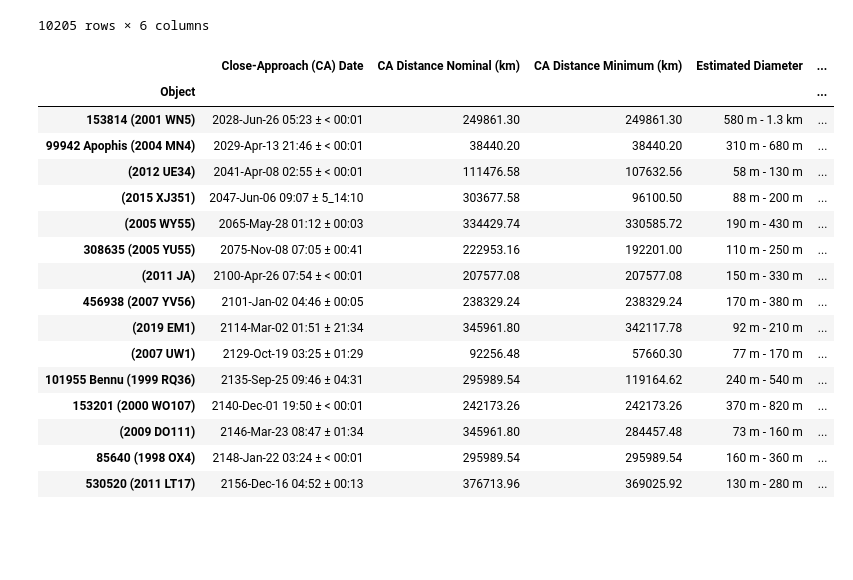
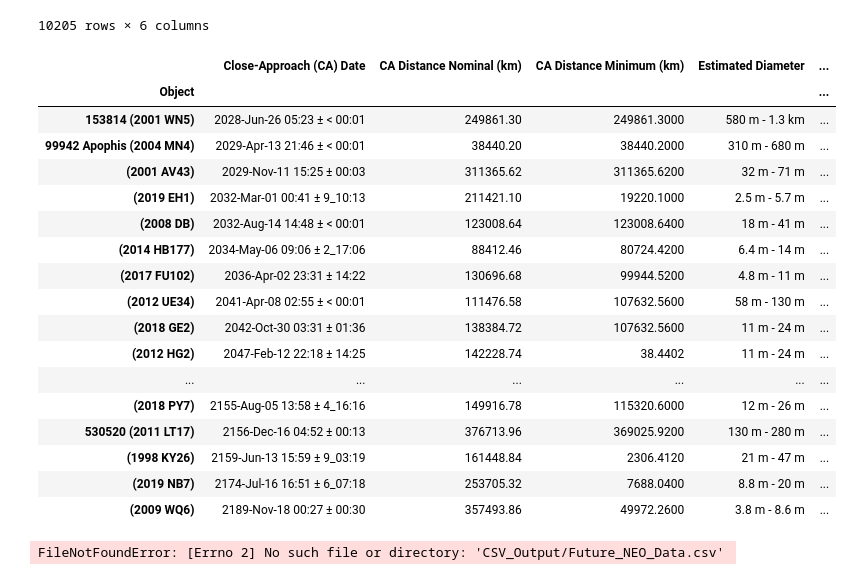
Before and after one commit to doublealogic/armageddon-neo-objects-space-junk, a Jupyter notebook: Data_Retrieval/neoaaron.ipynb, the cells around one changed output. Drawn from its saved outputs; the diff is of its cells as text; code cells hidden in the pictures; blank space fills up the shorter version.

Commit message:
Exported data to CSV Output

```diff
--- a/Data_Retrieval/neoaaron.ipynb
+++ b/Data_Retrieval/neoaaron.ipynb
@@ -93,26 +94,30 @@ future_neo_df
 | (2018 LM2) | 2200-Nov-29 17:17 ± 8_23:04 | 5546920.86 | 4839621.18 | 35 m - 78 m | ... |
 10205 rows × 6 columns
 # %%
-#Keeps only Objects with a CA Distance Nominal (km) less than a Lunar Distance from Earth (384402 km)
+# Keeps only Objects with a CA Distance Nominal (km) less than a Lunar Distance from Earth (384402 km)
 future_neo_df = future_neo_df.loc[future_neo_df["CA Distance Nominal (km)"] < 384402]
-#Within this updated DataFrame keeps only objects Max Diameter larger than 0.1km
-future_neo_df = future_neo_df.loc[future_neo_df["Max Diameter (km)"] > 0.1]
 future_neo_df
 # %% [output]
 |  | Close-Approach (CA) Date | CA Distance Nominal (km) | CA Distance Minimum (km) | Estimated Diameter | ... |
 | Object |  |  |  |  | ... |
-| 153814 (2001 WN5) | 2028-Jun-26 05:23 ± < 00:01 | 249861.30 | 249861.30 | 580 m - 1.3 km | ... |
-| 99942 Apophis (2004 MN4) | 2029-Apr-13 21:46 ± < 00:01 | 38440.20 | 38440.20 | 310 m - 680 m | ... |
-| (2012 UE34) | 2041-Apr-08 02:55 ± < 00:01 | 111476.58 | 107632.56 | 58 m - 130 m | ... |
-| (2015 XJ351) | 2047-Jun-06 09:07 ± 5_14:10 | 303677.58 | 96100.50 | 88 m - 200 m | ... |
-| (2005 WY55) | 2065-May-28 01:12 ± 00:03 | 334429.74 | 330585.72 | 190 m - 430 m | ... |
-| 308635 (2005 YU55) | 2075-Nov-08 07:05 ± 00:41 | 222953.16 | 192201.00 | 110 m - 250 m | ... |
-| (2011 JA) | 2100-Apr-26 07:54 ± < 00:01 | 207577.08 | 207577.08 | 150 m - 330 m | ... |
-| 456938 (2007 YV56) | 2101-Jan-02 04:46 ± 00:05 | 238329.24 | 238329.24 | 170 m - 380 m | ... |
-| (2019 EM1) | 2114-Mar-02 01:51 ± 21:34 | 345961.80 | 342117.78 | 92 m - 210 m | ... |
-| (2007 UW1) | 2129-Oct-19 03:25 ± 01:29 | 92256.48 | 57660.30 | 77 m - 170 m | ... |
-| 101955 Bennu (1999 RQ36) | 2135-Sep-25 09:46 ± 04:31 | 295989.54 | 119164.62 | 240 m - 540 m | ... |
-| 153201 (2000 WO107) | 2140-Dec-01 19:50 ± < 00:01 | 242173.26 | 242173.26 | 370 m - 820 m | ... |
-| (2009 DO111) | 2146-Mar-23 08:47 ± 01:34 | 345961.80 | 284457.48 | 73 m - 160 m | ... |
-| 85640 (1998 OX4) | 2148-Jan-22 03:24 ± < 00:01 | 295989.54 | 295989.54 | 160 m - 360 m | ... |
-| 530520 (2011 LT17) | 2156-Dec-16 04:52 ± 00:13 | 376713.96 | 369025.92 | 130 m - 280 m | ... |
+| 153814 (2001 WN5) | 2028-Jun-26 05:23 ± < 00:01 | 249861.30 | 249861.3000 | 580 m - 1.3 km | ... |
+| 99942 Apophis (2004 MN4) | 2029-Apr-13 21:46 ± < 00:01 | 38440.20 | 38440.2000 | 310 m - 680 m | ... |
+| (2001 AV43) | 2029-Nov-11 15:25 ± 00:03 | 311365.62 | 311365.6200 | 32 m - 71 m | ... |
+| (2019 EH1) | 2032-Mar-01 00:41 ± 9_10:13 | 211421.10 | 19220.1000 | 2.5 m - 5.7 m | ... |
+| (2008 DB) | 2032-Aug-14 14:48 ± < 00:01 | 123008.64 | 123008.6400 | 18 m - 41 m | ... |
+| (2014 HB177) | 2034-May-06 09:06 ± 2_17:06 | 88412.46 | 80724.4200 | 6.4 m - 14 m | ... |
+| (2017 FU102) | 2036-Apr-02 23:31 ± 14:22 | 130696.68 | 99944.5200 | 4.8 m - 11 m | ... |
+| (2012 UE34) | 2041-Apr-08 02:55 ± < 00:01 | 111476.58 | 107632.5600 | 58 m - 130 m | ... |
+| (2018 GE2) | 2042-Oct-30 03:31 ± 01:36 | 138384.72 | 107632.5600 | 11 m - 24 m | ... |
+| (2012 HG2) | 2047-Feb-12 22:18 ± 14:25 | 142228.74 | 38.4402 | 11 m - 24 m | ... |
+| ... | ... | ... | ... | ... | ... |
+| (2018 PY7) | 2155-Aug-05 13:58 ± 4_16:16 | 149916.78 | 115320.6000 | 12 m - 26 m | ... |
+| 530520 (2011 LT17) | 2156-Dec-16 04:52 ± 00:13 | 376713.96 | 369025.9200 | 130 m - 280 m | ... |
+| (1998 KY26) | 2159-Jun-13 15:59 ± 9_03:19 | 161448.84 | 2306.4120 | 21 m - 47 m | ... |
+| (2019 NB7) | 2174-Jul-16 16:51 ± 6_07:18 | 253705.32 | 7688.0400 | 8.8 m - 20 m | ... |
+| (2009 WQ6) | 2189-Nov-18 00:27 ± 00:30 | 357493.86 | 49972.2600 | 3.8 m - 8.6 m | ... |
+# %%
+# Saves Data to CSV
+future_neo_csv = future_neo_df.to_csv("CSV_Output/Future_NEO_Data.csv", encoding="utf-8", index=True)
+# %% [output]
+FileNotFoundError: [Errno 2] No such file or directory: 'CSV_Output/Future_NEO_Data.csv'
```
Also changed, not shown: parts of 4 cells of this notebook, 2 other files.
